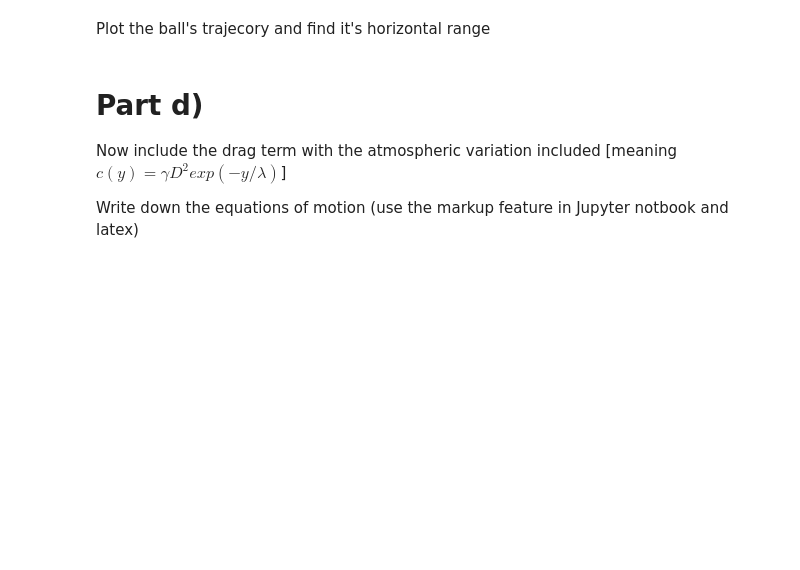
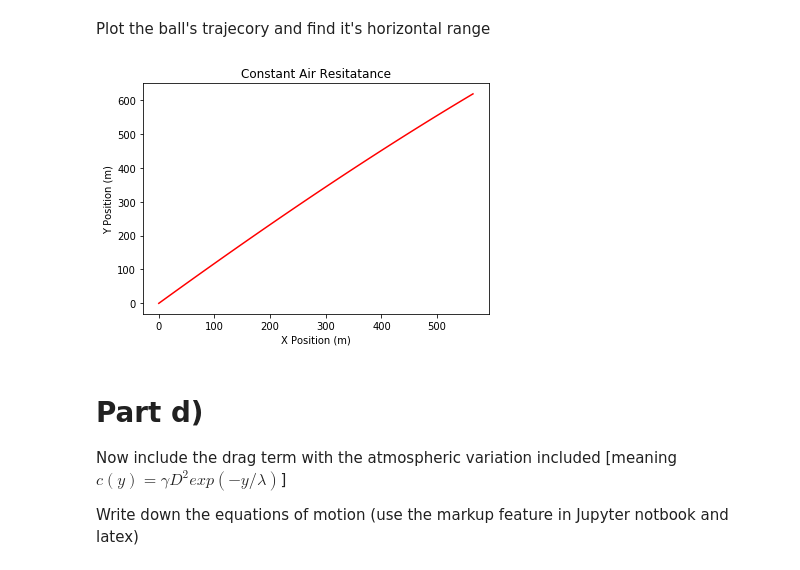
Before and after one commit to JasonB-hub/Phys-3511-Fall2020, a Jupyter notebook: Module03/Projectile_Motion_Assignment.ipynb, the cells around one changed output. Saved outputs shown, nothing was run; the diff lists cells and outputs as text; code cells hidden in the pictures; blank space fills up the shorter version.

```diff
--- a/Module03/Projectile_Motion_Assignment.ipynb
+++ b/Module03/Projectile_Motion_Assignment.ipynb
@@ -133,2 +145,4 @@ Use Scipy (*RK4(5)* method) to solve numerically $x(t)$ and $y(t)$ for $0\le t \
+# %%
+sol_RK45constant = integrate.solve_ivp(proj_call(m,cC),(t0,tf),conditions,method='RK45', t_eval=t)
 # %% [markdown]
 Plot the ball's trajecory and find it's horizontal range
@@ -137,3 +149,13 @@ Plot the ball's trajecory and find it's horizontal range
+# %%
+SCconstant = plt.figure('Scipy RK4 Method Constant Air Resistance')
+Constantaxes = SCconstant.add_axes([0.15,0.1,0.8,0.8])
+Constantaxes.set_xlabel('X Position (m)')
+Constantaxes.set_ylabel('Y Position (m)')
+Constantaxes.set_title('Constant Air Resitatance')
+Constantaxes.errorbar(sol_RK45constant.y[0],sol_RK45constant.y[2],fmt='r-')
+plt.show()
+# %% [output]
+[figure, added]
 # %% [markdown]
 # Part d)
 
```
Also changed, not shown: parts of 12 cells of this notebook, 1 other file.
